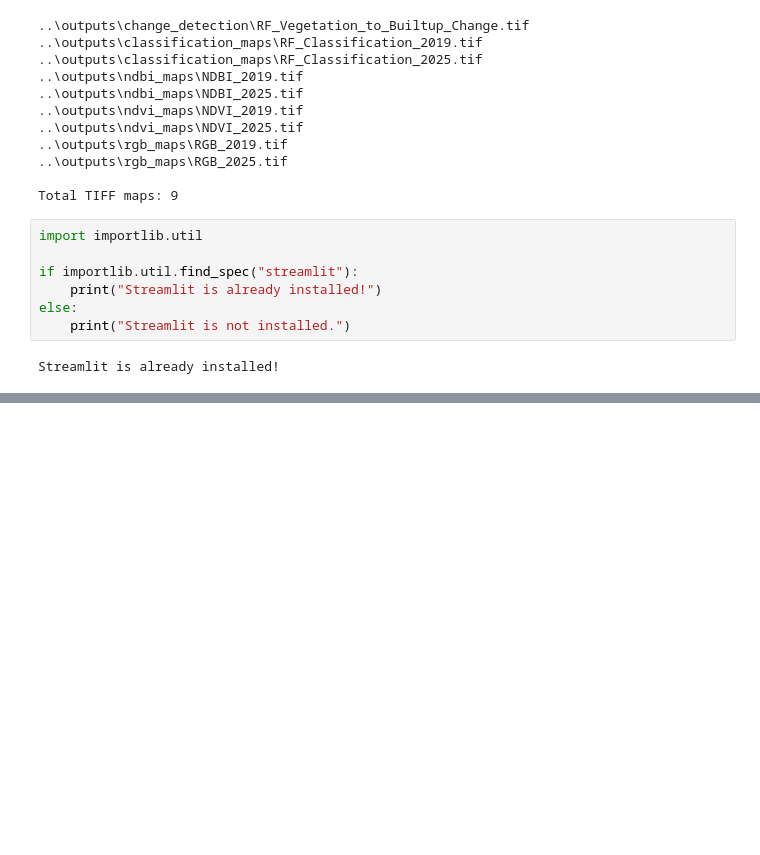
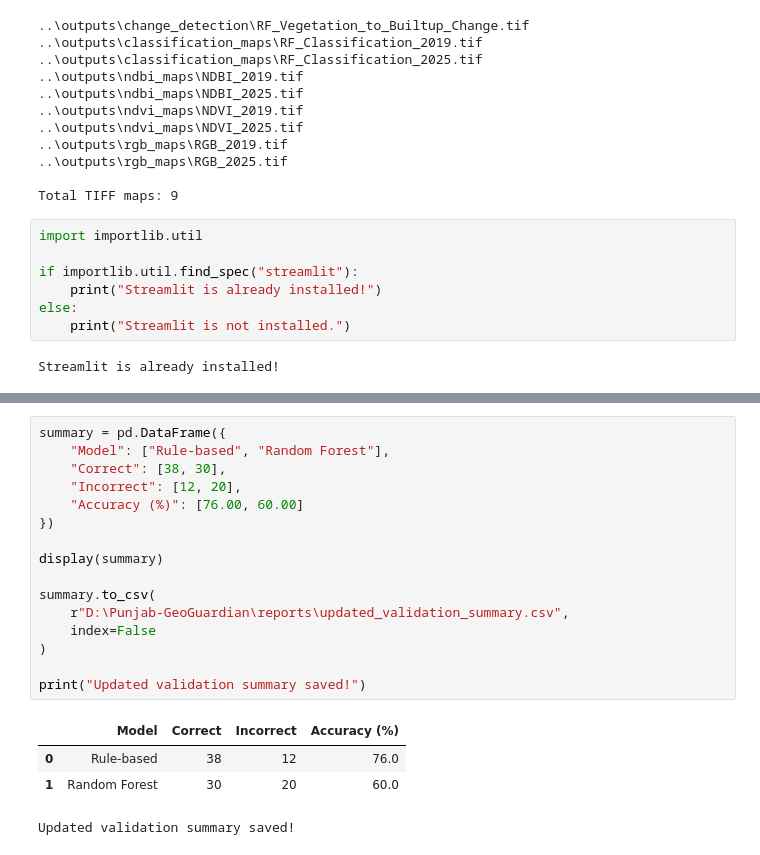
Before and after one commit to mahnoorinnovation/Punjab-GeoGuardian, a Jupyter notebook: notebooks/01_AOI_and_Sentinel2.ipynb, the cells around one changed output, grey strips where cells are left out. Drawn from its saved outputs; the diff is of its cells as text; blank space fills up the shorter version.

```diff
--- a/notebooks/01_AOI_and_Sentinel2.ipynb
+++ b/notebooks/01_AOI_and_Sentinel2.ipynb
@@ -4606,0 +4722,21 @@ Streamlit is already installed!
+# %%
+summary = pd.DataFrame({
+    "Model": ["Rule-based", "Random Forest"],
+    "Correct": [38, 30],
+    "Incorrect": [12, 20],
+    "Accuracy (%)": [76.00, 60.00]
+})
+
+display(summary)
+
+summary.to_csv(
+    r"D:\Punjab-GeoGuardian\reports\updated_validation_summary.csv",
+    index=False
+)
+
+print("Updated validation summary saved!")
+# %% [output]
+|  | Model | Correct | Incorrect | Accuracy (%) |
+| 0 | Rule-based | 38 | 12 | 76.0 |
+| 1 | Random Forest | 30 | 20 | 60.0 |
+Updated validation summary saved!
```
Also changed, not shown: parts of 9 cells of this notebook, 15 other files.
